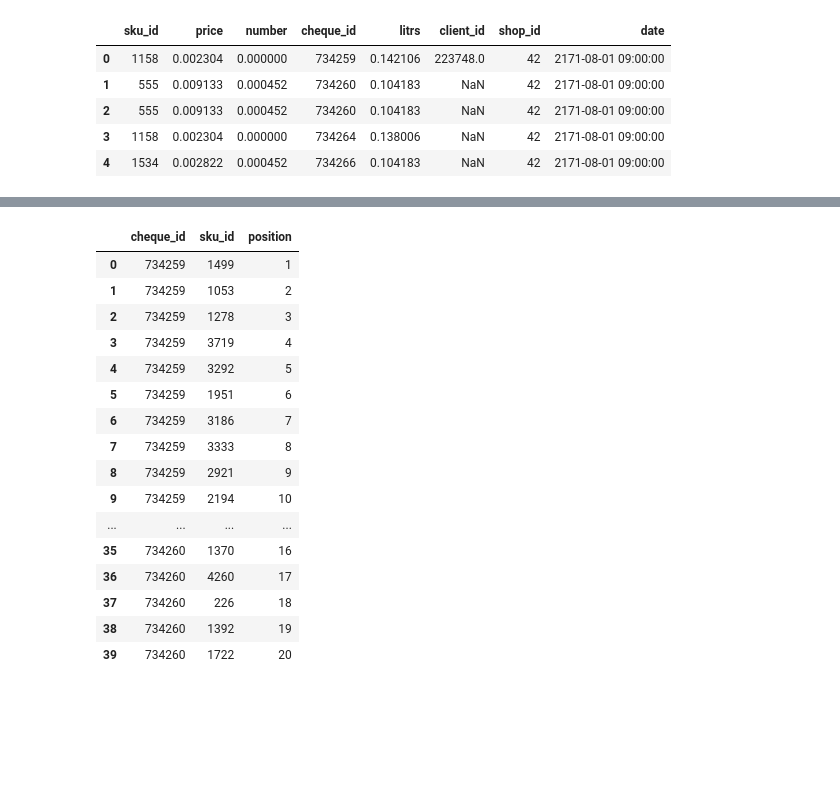
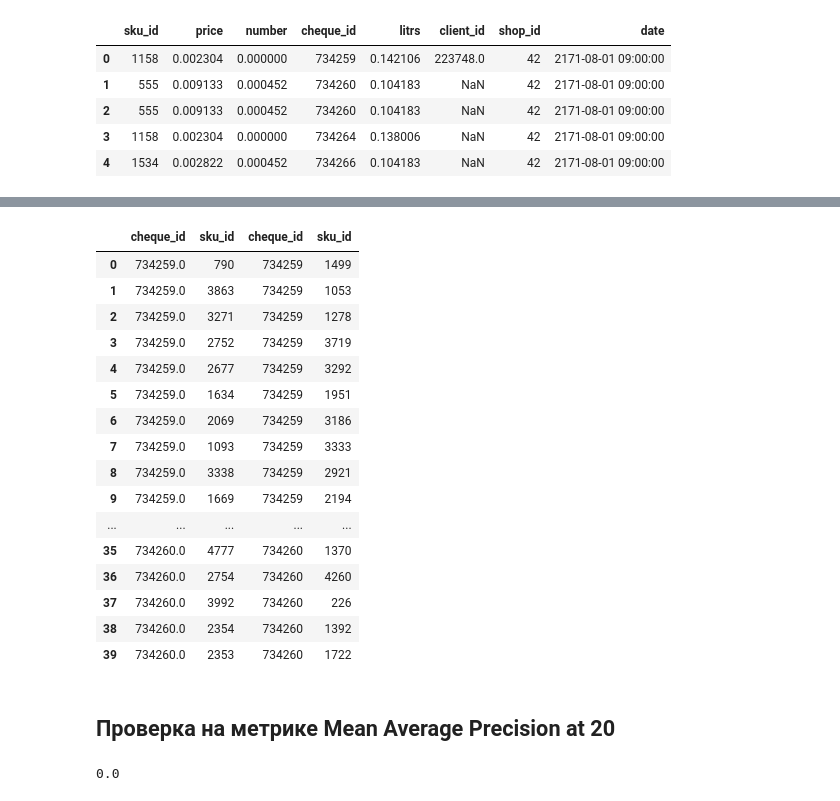
Before and after one commit to kirillzx/GPN-Cup, a Jupyter notebook: GPN_main.ipynb, the cells around one changed output, grey strips where cells are left out. Saved outputs shown, nothing was run; the diff lists cells and outputs as text; code cells hidden in the pictures; blank space fills up the shorter version.

```diff
--- a/GPN_main.ipynb
+++ b/GPN_main.ipynb
@@ -250,9 +250,7 @@ purchases_train[1:4]
 # %%
 # train word2vec model
-model = Word2Vec(window = 10, sg = 1, hs = 0,
-                 negative = 10, # for negative sampling
-                 alpha=0.03, min_alpha=0.0007,
-                 seed = 14)
+model = Word2Vec(window = 5, sg = 1, hs = 0, negative = 15,
+                 alpha = 0.02, min_alpha = 0.0005, seed = 5, epochs=10)
 
 model.build_vocab(purchases_train, progress_per=200)
 
@@ -376,0 +365,8 @@ X_train[X_train['client_id'] == 223748.0]
+# %%
+def client_history_fun(client):
+    temp = np.where(clients_keys == client)[0]
+
+    if list(temp) == []:
+        return purchases_train[np.where(clients_keys == 0.0)[0][0]]
+    else:
+        return purchases_train[temp[0]]
@@ -412,15 +410,17 @@ trans_subm.head()
 # %%
 trans_subm['client_id'] = trans_subm['client_id'].replace(np.nan, 0)
 # %%
-submissions = trans_subm['sku_id'].values[:10]
+submissions = trans_subm[['cheque_id', 'sku_id', 'client_id']].values[:100]
 recs = []
-for i in submissions:
+for q, i, client in tqdm.notebook.tqdm(submissions):
     try:
-        t = similar_products(model.wv[i])
+        t = similar_products(history_aggregation(client_history_fun(client)))
         for j in t:
-            recs.append([j[0], j[-1]])
+            recs.append([q, j[0], j[-1]])
     except KeyError:
         continue
 # %%
-result = pd.DataFrame(recs, columns = ['sku_id', 'position'])
+result = pd.DataFrame(recs, columns = ['cheque_id', 'sku_id', 'position'])
+
+result['sku_id'] = result['sku_id'].astype(int) # так как в модели использовался строчный тип, то меняем обратно на int64
 # %%
@@ -446,22 +435,24 @@ result.head(40)
 # %%
 example = pd.read_parquet('submission-example.parquet')
 # %%
-example
+pd.concat([result.iloc[:len(example)].drop('position', axis=1), example.drop('position', axis=1)], axis=1)
 # %% [output]
-|  | cheque_id | sku_id | position |
-| 0 | 734259 | 1499 | 1 |
-| 1 | 734259 | 1053 | 2 |
-| 2 | 734259 | 1278 | 3 |
-| 3 | 734259 | 3719 | 4 |
-| 4 | 734259 | 3292 | 5 |
-| 5 | 734259 | 1951 | 6 |
-| 6 | 734259 | 3186 | 7 |
-| 7 | 734259 | 3333 | 8 |
-| 8 | 734259 | 2921 | 9 |
-| 9 | 734259 | 2194 | 10 |
-| ... | ... | ... | ... |
-| 35 | 734260 | 1370 | 16 |
-| 36 | 734260 | 4260 | 17 |
-| 37 | 734260 | 226 | 18 |
-| 38 | 734260 | 1392 | 19 |
-| 39 | 734260 | 1722 | 20 |
+|  | cheque_id | sku_id | cheque_id | sku_id |
+| 0 | 734259.0 | 790 | 734259 | 1499 |
+| 1 | 734259.0 | 3863 | 734259 | 1053 |
+| 2 | 734259.0 | 3271 | 734259 | 1278 |
+| 3 | 734259.0 | 2752 | 734259 | 3719 |
+| 4 | 734259.0 | 2677 | 734259 | 3292 |
+| 5 | 734259.0 | 1634 | 734259 | 1951 |
+| 6 | 734259.0 | 2069 | 734259 | 3186 |
+| 7 | 734259.0 | 1093 | 734259 | 3333 |
+| 8 | 734259.0 | 3338 | 734259 | 2921 |
+| 9 | 734259.0 | 1669 | 734259 | 2194 |
+| ... | ... | ... | ... | ... |
+| 35 | 734260.0 | 4777 | 734260 | 1370 |
+| 36 | 734260.0 | 2754 | 734260 | 4260 |
+| 37 | 734260.0 | 3992 | 734260 | 226 |
+| 38 | 734260.0 | 2354 | 734260 | 1392 |
+| 39 | 734260.0 | 2353 | 734260 | 1722 |
+# %% [markdown]
+## Проверка на метрике Mean Average Precision at 20
@@ -467,0 +474,4 @@ example
+# %%
+apAtK(result, example, 20)
+# %% [output]
+0.0
```
Also changed, not shown: parts of 25 cells of this notebook.
